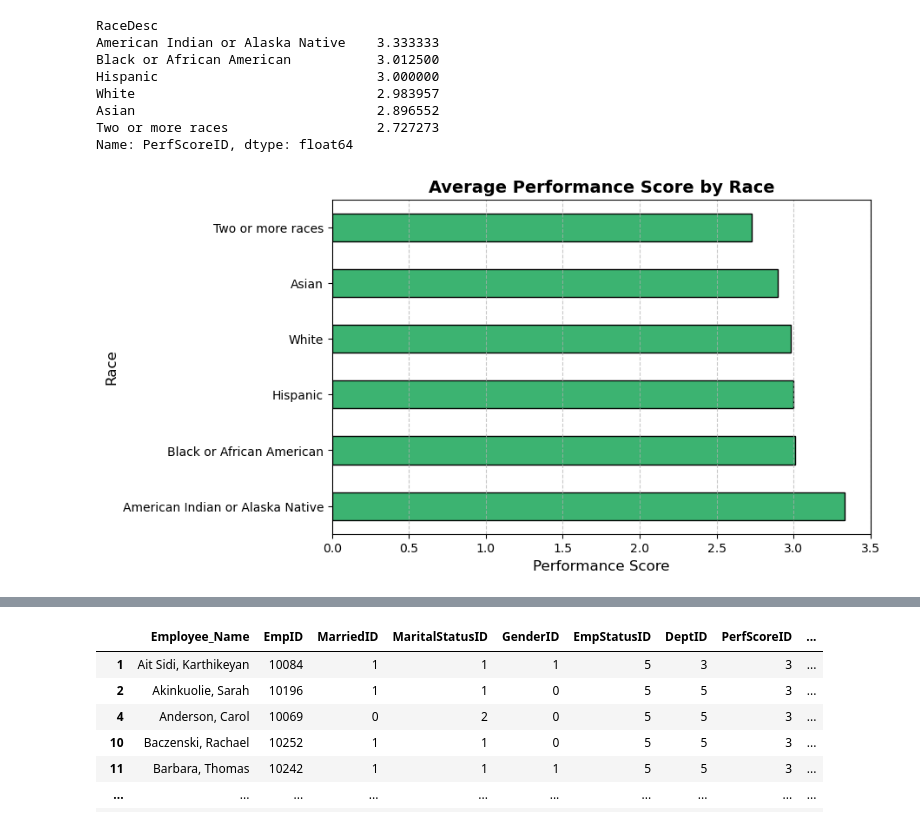
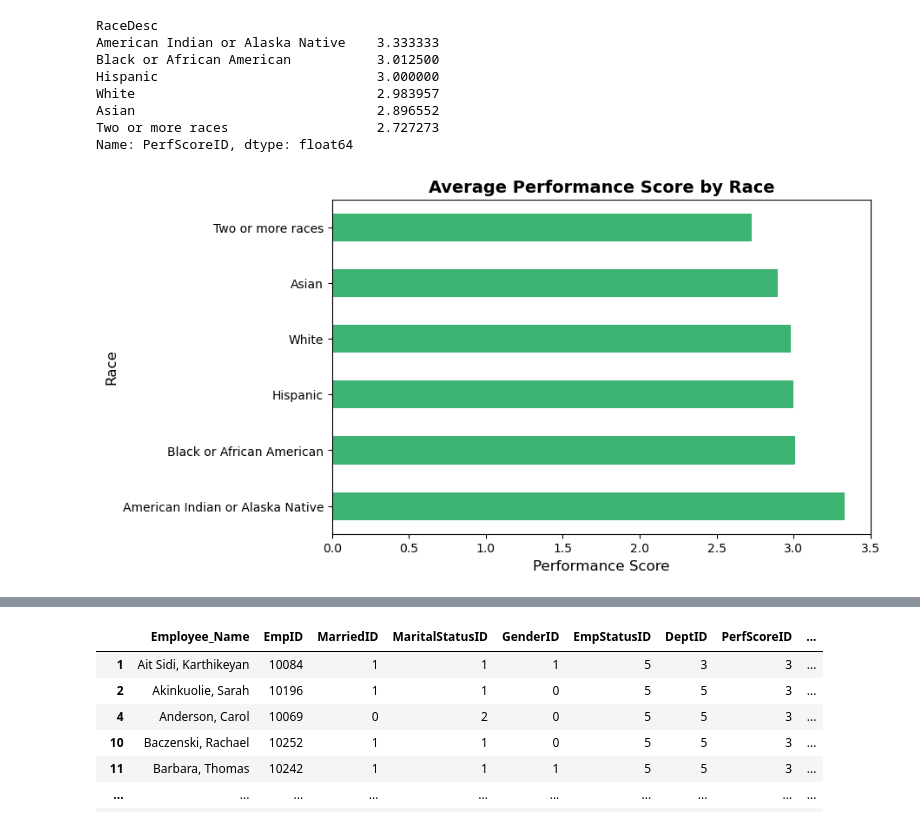
Before and after one commit to Kanitoure5301/tkh_career_analysis, a Jupyter notebook: notebooks/diversity_kahdijah.ipynb, the cells around one changed output, grey strips where cells are left out. Saved outputs shown, nothing was run; the diff lists cells and outputs as text; code cells hidden in the pictures.

```diff
--- a/notebooks/diversity_kahdijah.ipynb
+++ b/notebooks/diversity_kahdijah.ipynb
@@ -308,16 +304,15 @@ Asian                               2.896552
 Two or more races                   2.727273
 Name: PerfScoreID, dtype: float64
 # %%
-avg_perf_score.plot(kind="barh", color="mediumseagreen", figsize=(8,5), edgecolor="black")
+avg_perf_score.plot(kind="barh", color="mediumseagreen", figsize=(8,5))
 
 plt.title("Average Performance Score by Race", fontsize=14, fontweight="bold")
 plt.xlabel("Performance Score", fontsize=12)
 plt.ylabel("Race", fontsize=12)
-plt.grid(axis="x", linestyle="--", alpha=0.7)
 
 plt.show()
 # %% [output]
-[figure, old version]
+[figure, new version]
 # %%
 # Here we will get the count of termination reason across each specific racial group.
 termination_percentages = (
```
Also changed, not shown: parts of 4 cells of this notebook.
